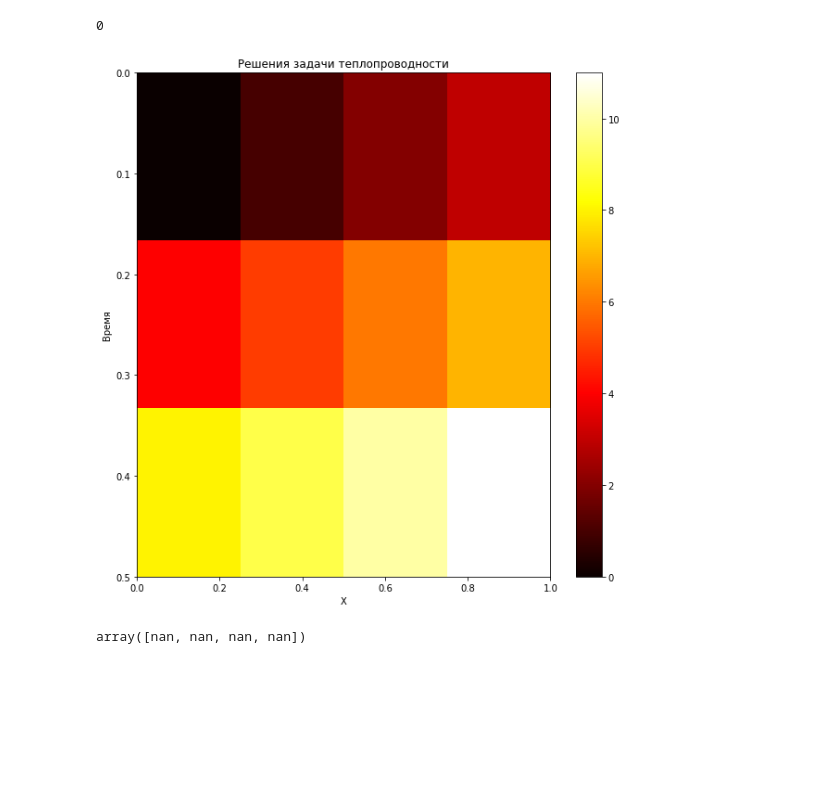
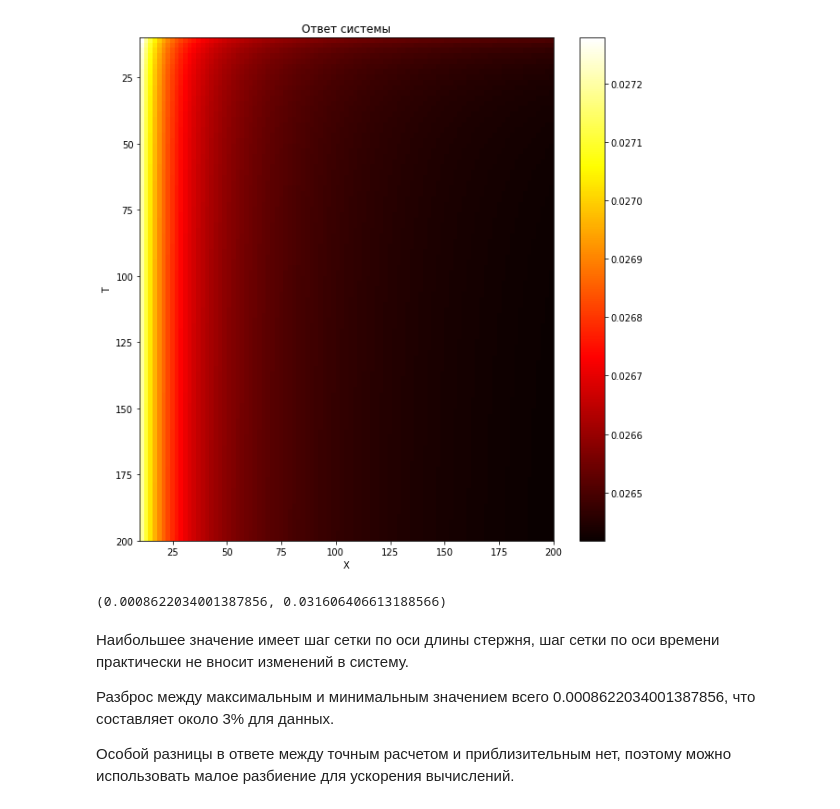
Before and after one commit to AsciiShell/matlab_course, a Jupyter notebook: Module 4/lab_01/Lab_01.ipynb, the cells around one changed output. Cells and saved outputs as stored; diff of their text form; code cells hidden in the pictures; blank space fills up the shorter version.

```diff
--- a/Module 4/lab_01/Lab_01.ipynb
+++ b/Module 4/lab_01/Lab_01.ipynb
@@ -77,16 +65,32 @@ print_matrix(u, X_samples, T_samples)
-# %%
-np.isnan(u).sum()
-# %% [output]
-0
-# %%
-u[:,-3] = -100
-# %%
-
-grid = np.array([[0, 1 , 2, 3],[4, 5 ,6, 7],[8, 9 , 10, 11]])
-print_matrix(grid, X_samples, T_samples)
-# %% [output]
-[figure, removed]
-# %%
-nan((3,4))[0]
-# %% [output]
-array([nan, nan, nan, nan])
+# %%
+res = []
+for T in range(10, 200, 2):
+    l = []
+    print(T, end=' ')
+    for X in range(10, 200, 2):
+        u = solve(X, T)
+        l.append(get_mark(u))
+    res.append(l)
+res = np.array(res)
+# %%
+plt.figure(figsize=(10,10))
+plt.title('Ответ системы')
+plt.imshow(res, aspect='auto', extent=[10, 200, 200, 10])
+plt.set_cmap('hot')
+plt.xlabel('X')
+plt.ylabel('T')
+
+plt.colorbar()
+plt.show()
+# %% [output]
+[figure, added]
+# %%
+res.max() - res.min() , (res.max() - res.min())/res.max()
+# %% [output]
+(0.0008622034001387856, 0.031606406613188566)
+# %% [markdown]
+Наибольшее значение имеет шаг сетки по оси длины стержня, шаг сетки по оси времени практически не вносит изменений в систему.
+
+Разброс между максимальным и минимальным значением всего 0.0008622034001387856, что составляет около 3% для данных.
+
+Особой разницы в ответе между точным расчетом и приблизительным нет, поэтому можно использовать малое разбиение для ускорения вычислений.
```
Also changed, not shown: parts of 7 cells of this notebook, 1 other file.
